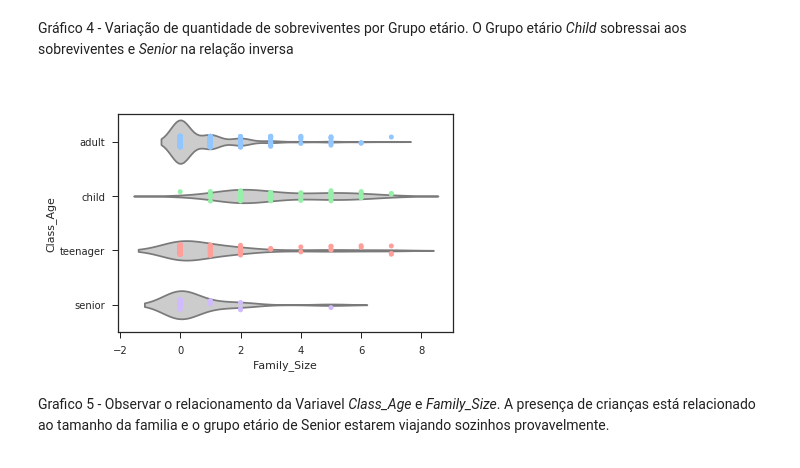
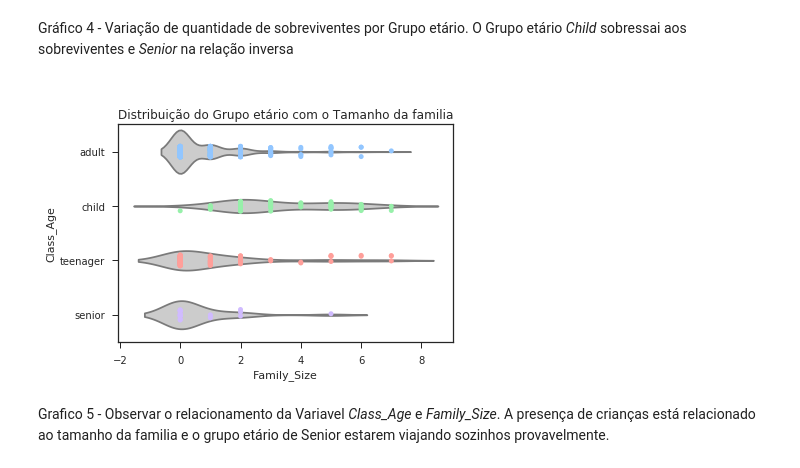
Before and after one commit to nfbomfim/ndfdsi-projeto2, a Jupyter notebook: titanic.ipynb, the cells around one changed output. Saved outputs shown, nothing was run; the diff lists cells and outputs as text; code cells hidden in the pictures.

```diff
--- a/titanic.ipynb
+++ b/titanic.ipynb
@@ -517,9 +517,9 @@ Text(0,0.5,'Count')
 Gráfico 4 - Variação de quantidade de sobreviventes por Grupo etário. O Grupo etário *Child* sobressai aos sobreviventes e *Senior* na relação inversa<br><br>
 # %%
 ax = sns.violinplot(x="Family_Size", y="Class_Age", data=df_titanic, inner=None, color=".8")
-ax = sns.stripplot(x="Family_Size", y="Class_Age", data=df_titanic, jitter=True)
+ax = sns.stripplot(x="Family_Size", y="Class_Age", data=df_titanic, jitter=True).set_title("Distribuição do Grupo etário com o Tamanho da familia")
 # %% [output]
-[figure, old version]
+[figure, new version]
 # %% [markdown]
 Grafico 5 - Observar o relacionamento da Variavel *Class_Age* e *Family_Size*. A presença de crianças está relacionado ao tamanho da familia e o grupo etário de Senior estarem viajando sozinhos provavelmente.
 # %% [markdown]
```
Also changed, not shown: parts of 1 cell of this notebook.
